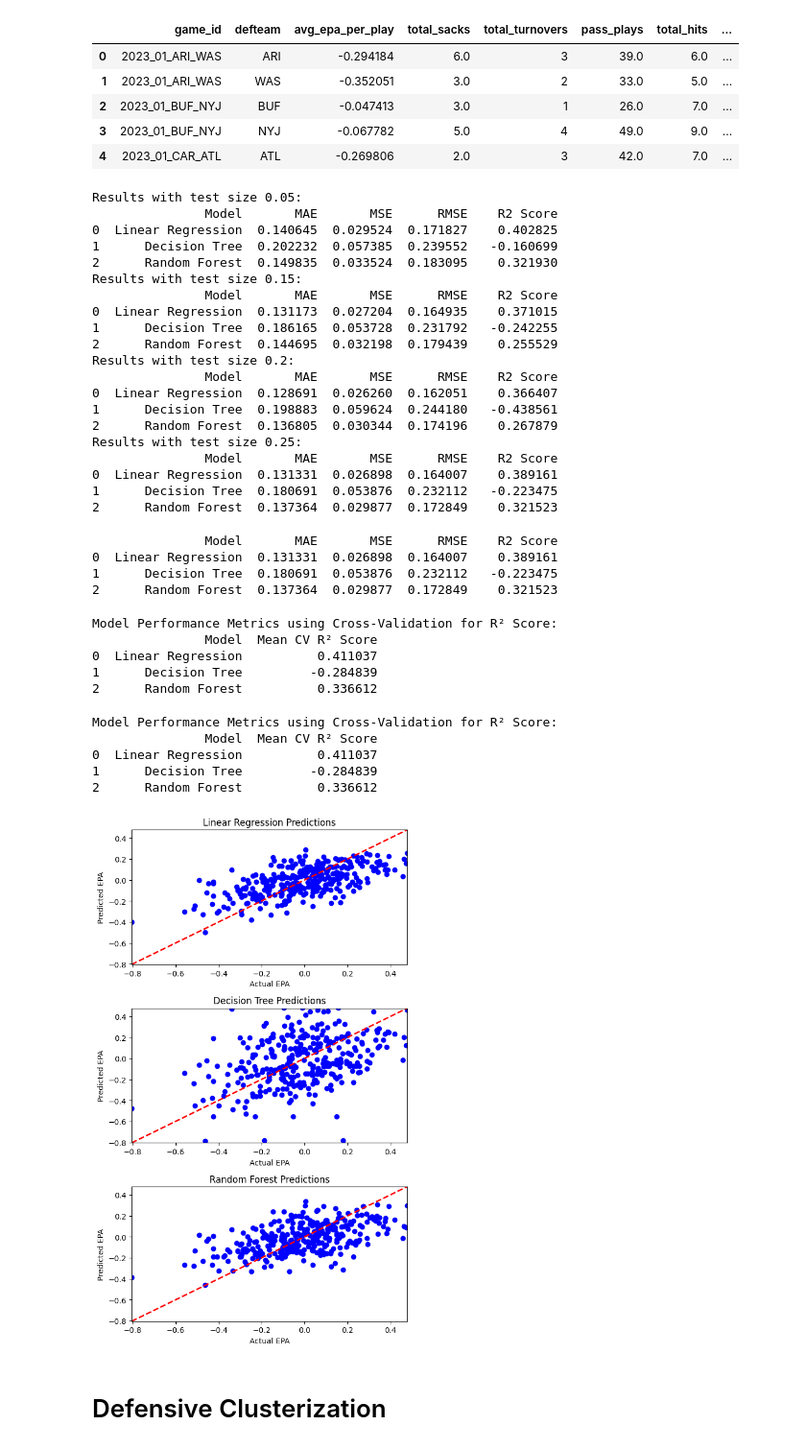
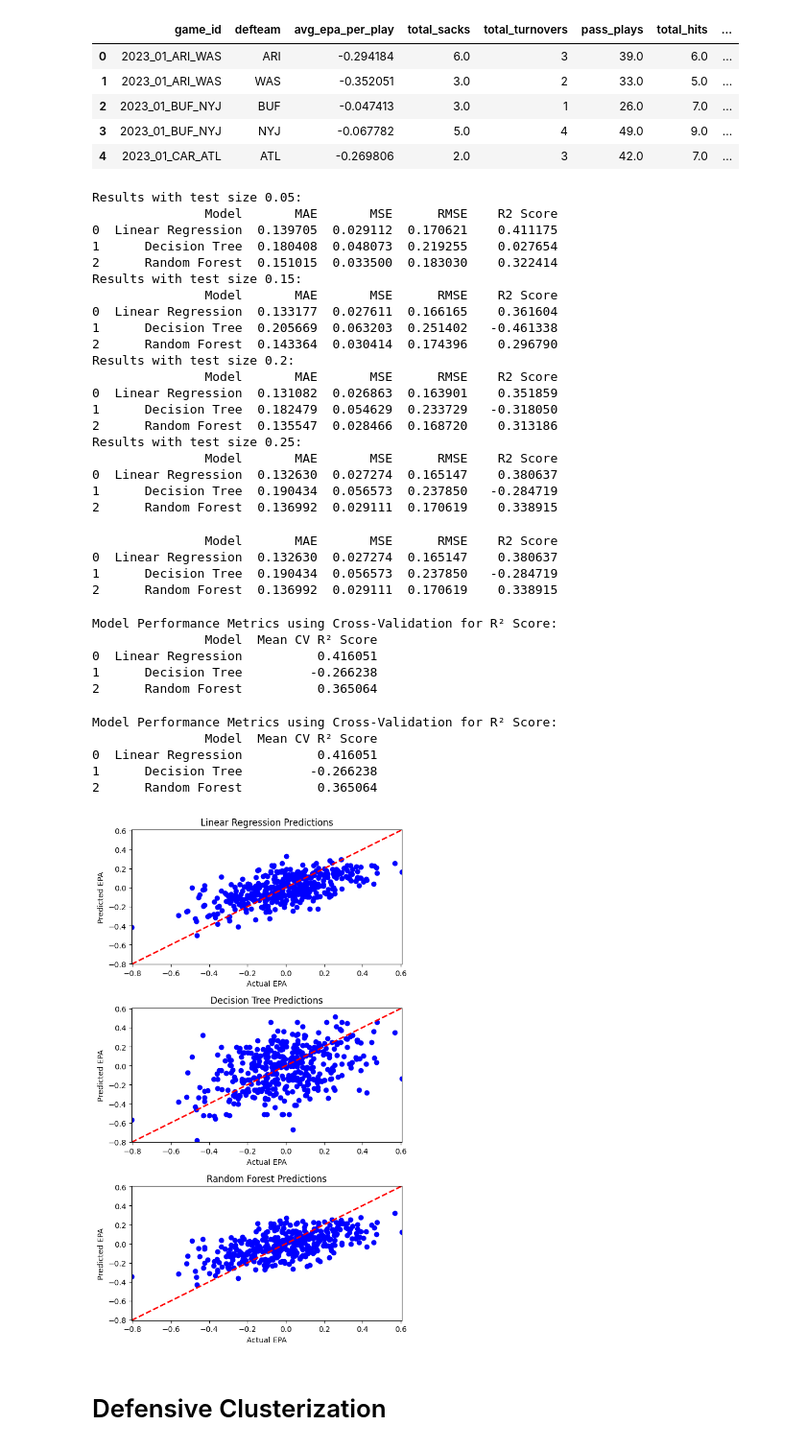
Before and after one commit to VitorTavares-cct/CA1_Machine-Learning, a Jupyter notebook: nfl_preditive_models.ipynb, the cells around one changed output. Shown at 96% size. Cells and saved outputs as stored; diff of their text form; code cells hidden in the pictures.

Commit message:
Adding two new features: eligible_formation and defense_structure

```diff
--- a/nfl_preditive_models.ipynb
+++ b/nfl_preditive_models.ipynb
@@ -196,6 +196,9 @@ defensive_plays["defensive_line"] = defensive_plays["DT"] + defensive_plays["DE"
 defensive_plays["linebackers"] = defensive_plays["ILB"] + defensive_plays["OLB"]
 defensive_plays["defensive_backs"] = defensive_plays["CB"] + defensive_plays["SS"] + defensive_plays["FS"]
 
+defensive_plays["eligible_formation"] = defensive_plays["WR"].astype(int).astype(str) + "-" + defensive_plays["RB"].astype(int).astype(str) + "-" + defensive_plays["TE"].astype(int).astype(str)
+defensive_plays["defense_structure"] = defensive_plays["defensive_line"].astype(int).astype(str) + "-" + defensive_plays["linebackers"].astype(int).astype(str) + "-" + defensive_plays["defensive_backs"].astype(int).astype(str)
+
 # Creating a Colts subset
 colts_defensive_plays = defensive_plays[defensive_plays['defteam'] == "IND"]
 
@@ -588,7 +588,13 @@ epa_df = without_colts_defensive_plays.groupby(
     pass_plays = ("qb_dropback", "sum"),
     total_hits = ("qb_hit", "sum"),
     avg_defenders_in_box = ("defenders_in_box", "mean"),
-    avg_time_to_throw = ("time_to_throw", "mean")
+    avg_time_to_throw = ("time_to_throw", "mean"),
+    avg_rb_per_play = ("RB", "mean"),
+    avg_wr_per_play = ("WR", "mean"),
+    avg_te_per_play = ("TE", "mean"),
+    avg_dline_per_play = ("defensive_line", "mean"),
+    avg_lb_per_play = ("linebackers", "mean"),
+    avg_db_per_play = ("defensive_backs", "mean")
 ).reset_index()
 
 formation_dummies = pd.get_dummies(without_colts_defensive_plays["offense_formation"])
@@ -683,24 +687,24 @@ for size in test_size_list:
 # %% [output]
 Results with test size 0.05:
                Model       MAE       MSE      RMSE    R2 Score
-0  Linear Regression  0.140645  0.029524  0.171827    0.402825
-1      Decision Tree  0.202232  0.057385  0.239552   -0.160699
-2      Random Forest  0.149835  0.033524  0.183095    0.321930
+0  Linear Regression  0.139705  0.029112  0.170621    0.411175
+1      Decision Tree  0.180408  0.048073  0.219255    0.027654
+2      Random Forest  0.151015  0.033500  0.183030    0.322414
 Results with test size 0.15:
                Model       MAE       MSE      RMSE    R2 Score
-0  Linear Regression  0.131173  0.027204  0.164935    0.371015
-1      Decision Tree  0.186165  0.053728  0.231792   -0.242255
-2      Random Forest  0.144695  0.032198  0.179439    0.255529
+0  Linear Regression  0.133177  0.027611  0.166165    0.361604
+1      Decision Tree  0.205669  0.063203  0.251402   -0.461338
+2      Random Forest  0.143364  0.030414  0.174396    0.296790
 Results with test size 0.2:
                Model       MAE       MSE      RMSE    R2 Score
-0  Linear Regression  0.128691  0.026260  0.162051    0.366407
-1      Decision Tree  0.198883  0.059624  0.244180   -0.438561
-2      Random Forest  0.136805  0.030344  0.174196    0.267879
+0  Linear Regression  0.131082  0.026863  0.163901    0.351859
+1      Decision Tree  0.182479  0.054629  0.233729   -0.318050
+2      Random Forest  0.135547  0.028466  0.168720    0.313186
 Results with test size 0.25:
                Model       MAE       MSE      RMSE    R2 Score
-0  Linear Regression  0.131331  0.026898  0.164007    0.389161
-1      Decision Tree  0.180691  0.053876  0.232112   -0.223475
-2      Random Forest  0.137364  0.029877  0.172849    0.321523
+0  Linear Regression  0.132630  0.027274  0.165147    0.380637
+1      Decision Tree  0.190434  0.056573  0.237850   -0.284719
+2      Random Forest  0.136992  0.029111  0.170619    0.338915
 # %%
 X = epa_df.drop(columns=['avg_epa_per_play',"game_id","defteam"])
 y = epa_df['avg_epa_per_play']
@@ -739,9 +743,9 @@ results_df = pd.DataFrame(results, columns=["Model", " MAE", " MSE", " RMSE", "
 print(results_df)
 # %% [output]
                Model       MAE       MSE      RMSE    R2 Score
-0  Linear Regression  0.131331  0.026898  0.164007    0.389161
-1      Decision Tree  0.180691  0.053876  0.232112   -0.223475
-2      Random Forest  0.137364  0.029877  0.172849    0.321523
+0  Linear Regression  0.132630  0.027274  0.165147    0.380637
+1      Decision Tree  0.190434  0.056573  0.237850   -0.284719
+2      Random Forest  0.136992  0.029111  0.170619    0.338915
 # %%
 # Store results
 results = []
@@ -765,46 +769,46 @@ print(results_df)
 # %% [output]
 Model Performance Metrics using Cross-Validation for R² Score:
                Model  Mean CV R² Score
-0  Linear Regression          0.411037
-1      Decision Tree         -0.284839
-2      Random Forest          0.336612
+0  Linear Regression          0.416051
+1      Decision Tree         -0.266238
+2      Random Forest          0.365064
 # %%
 # Create a DataFrame to display the results
 results_df = pd.DataFrame(results, columns=["Model", "Mean CV R² Score"])
 print("\nModel Performance Metrics using Cross-Validation for R² Score:")
 print(results_df)
 
 # To demonstrate predictions and plot results, let's still split the data
-X_train, X_test, y_train, y_test = train_test_split(X, y, test_size = 0.2, random_state = 42)
+X_train, X_test, y_train, y_test = train_test_split(X, y, test_size = 0.25, random_state = 42)
 
 # Predict on the test set for final evaluation
 predictions = {}
 for name, model in models.items():
     model.fit(X_train, y_train)
     y_pred = model.predict(X_test)
     predictions[name] = y_pred
 
 # Plotting actual vs predicted for each model vertically with smaller size
 plt.figure(figsize = (6, 10))  # Adjusted size for a more compact vertical layout
 
 for i, (name, y_pred) in enumerate(predictions.items()):
     plt.subplot(3, 1, i + 1)  # 3 rows, 1 column
     plt.scatter(y_test, y_pred, color = 'blue')
     plt.plot([y_test.min(), y_test.max()], [y_test.min(), y_test.max()], 'k--', color = 'red', lw = 2)  # Diagonal line
     plt.title(f'{name} Predictions')
     plt.xlabel('Actual EPA')
     plt.ylabel('Predicted EPA')
     plt.xlim(y_test.min(), y_test.max())
     plt.ylim(y_test.min(), y_test.max())
 
 plt.tight_layout()
 plt.show()
 # %% [output]
 Model Performance Metrics using Cross-Validation for R² Score:
                Model  Mean CV R² Score
-0  Linear Regression          0.411037
-1      Decision Tree         -0.284839
-2      Random Forest          0.336612
+0  Linear Regression          0.416051
+1      Decision Tree         -0.266238
+2      Random Forest          0.365064
-[figure, old version]
+[figure, new version]
 # %% [markdown]
 # Defensive Clusterization
```
Also changed, not shown: parts of 2 cells of this notebook.
